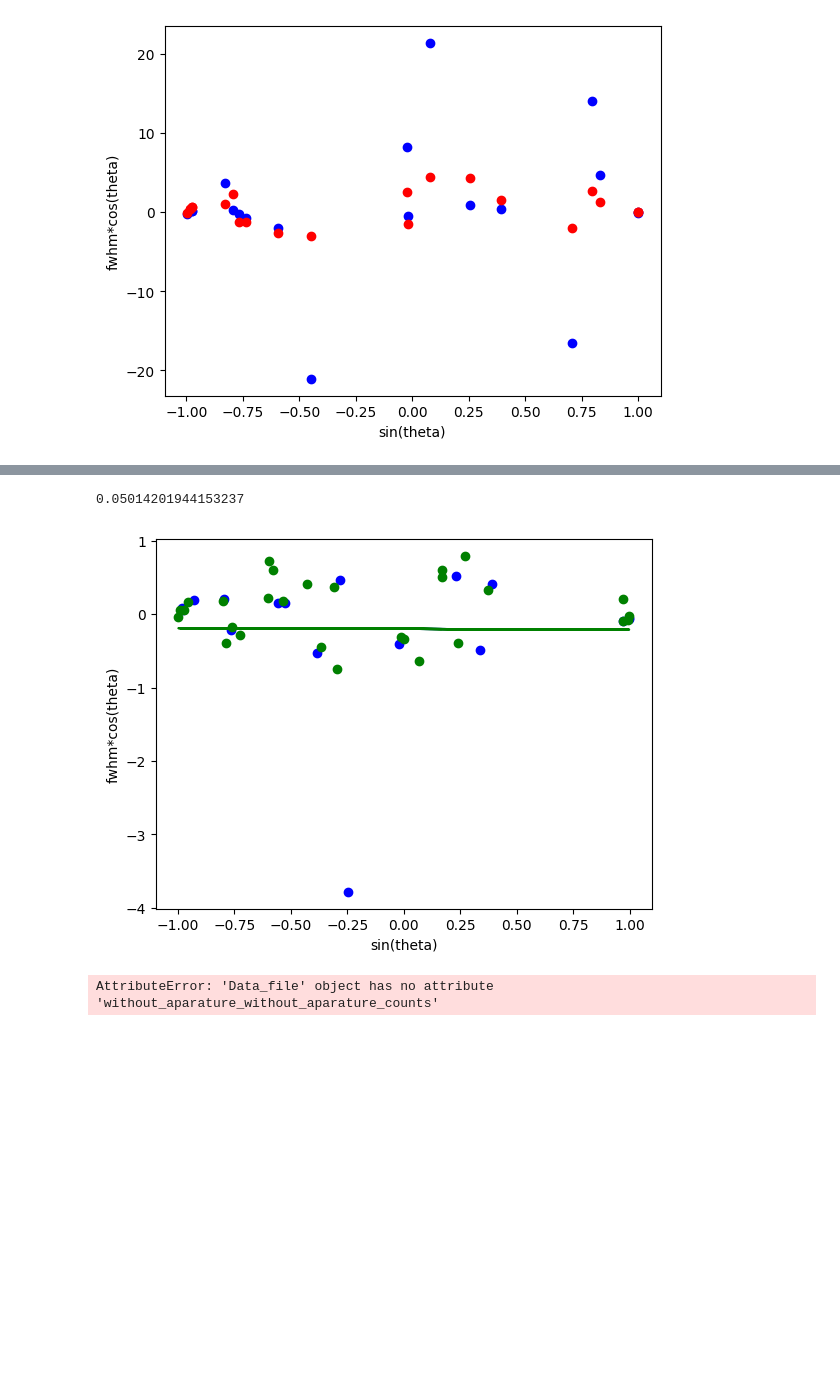
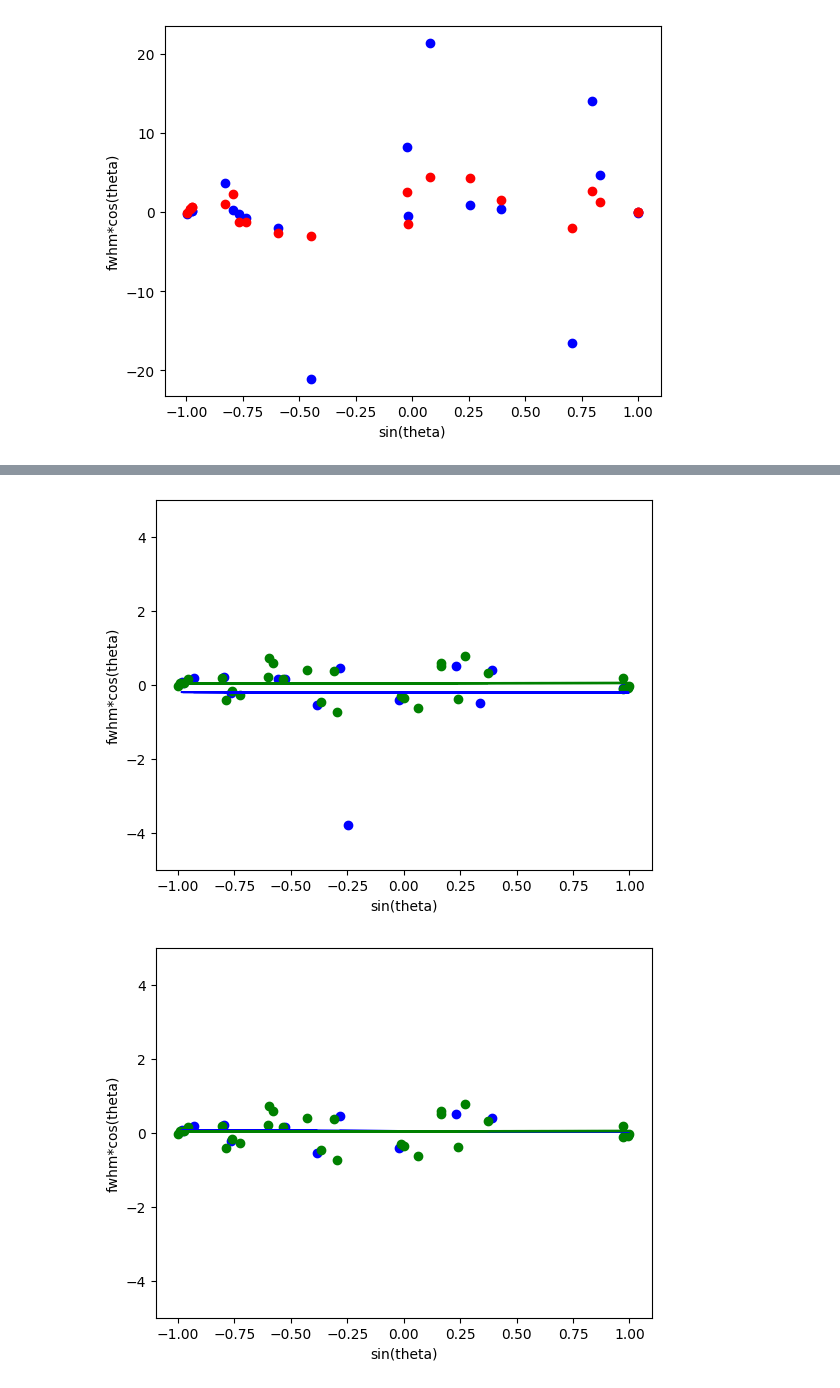
Before and after one commit to natkurdz/XRD-AI, a Jupyter notebook: testing_sample.ipynb, the cells around one changed output, grey strips where cells are left out. Cells and saved outputs as stored; diff of their text form; code cells hidden in the pictures; blank space fills up the shorter version.

```diff
--- a/testing_sample.ipynb
+++ b/testing_sample.ipynb
@@ -375,11 +375,12 @@ def line_regression(fwhm,t_fwhm,color):
     a_ref, b_ref = np.polyfit(xx, yy, 1)
     y = []
     for i in range(len(xx)):
-        y.append(a*xx[i]+b)
+        y.append(a_ref*xx[i]+b_ref)
     plt.plot(xx,y,color = "green")
     plt.scatter(xx,yy,color = "green")
     plt.xlabel("sin(theta)")
     plt.ylabel("fwhm*cos(theta)")
+    plt.ylim(-5,5)
     plt.show()
     return a,b
 
@@ -802,34 +794,32 @@ a_,b_ = line_regression(fwhm,t_fwhm,"blue")
 # %%
-79
-[25, 6, 0.001, 2]
-0.000116257961624473
-0.11087063284182784
-4112
-[25, 50, 0.001, 3]
--0.007517045252900849
-0.05013503691245658
-0.001911278485156279
-0.05014201944153237
-79
-[25, 6, 0.001, 2]
-0.000116257961624473
-0.11087063284182784
-4112
-[25, 50, 0.001, 3]
--0.007517045252900849
-0.05013503691245658
-0.001911278485156279
-0.05014201944153237
+# 79
+# [25, 6, 0.001, 2]
+# 0.000116257961624473
+# 0.11087063284182784
+# 4112
+# [25, 50, 0.001, 3]
+# -0.007517045252900849
+# 0.05013503691245658
+# 0.001911278485156279
+# 0.05014201944153237
+# 79
+# [25, 6, 0.001, 2]
+# 0.000116257961624473
+# 0.11087063284182784
+# 4112
+# [25, 50, 0.001, 3]
+# -0.007517045252900849
+# 0.05013503691245658
+# 0.001911278485156279
+# 0.05014201944153237
-# %% [output]
-0.05014201944153237
 # %%
 peaks,correct_peaks,index_corrected,gauss_fit,_ = peak_detect(f.without_aparature_counts,f.x,5, 55, 0.001,f.two_theta,f.theta_start,f.step,4,False,True)
 fwhm,t_fwhm,_ = finding_fwhm(f.without_aparature_counts,index_corrected,f.x,gauss_fit,f.theta_start,f.step,plotting=False)
 a_,b_ = line_regression(fwhm,t_fwhm,"blue")
-peaks,correct_peaks,index_corrected,gauss_fit,_ = peak_detect(f.without_aparature_without_aparature_counts,f.x,20, 50, 0.001,f.two_theta,f.theta_start,f.step,4,False,True)
+peaks,correct_peaks,index_corrected,gauss_fit,_ = peak_detect(f.without_aparature_counts,f.x,20, 50, 0.001,f.two_theta,f.theta_start,f.step,4,False,True)
 fwhm,t_fwhm,_ = finding_fwhm(f.without_aparature_counts,index_corrected,f.x,gauss_fit,f.theta_start,f.step,plotting=False)
 a_,b_ = line_regression(fwhm,t_fwhm,"blue")
 # %% [output]
-[figure, old version]
+[figure, new version]
-AttributeError: 'Data_file' object has no attribute 'without_aparature_without_aparature_counts'
+[figure, added]
 # %%
```
Also changed, not shown: parts of 8 cells of this notebook.
